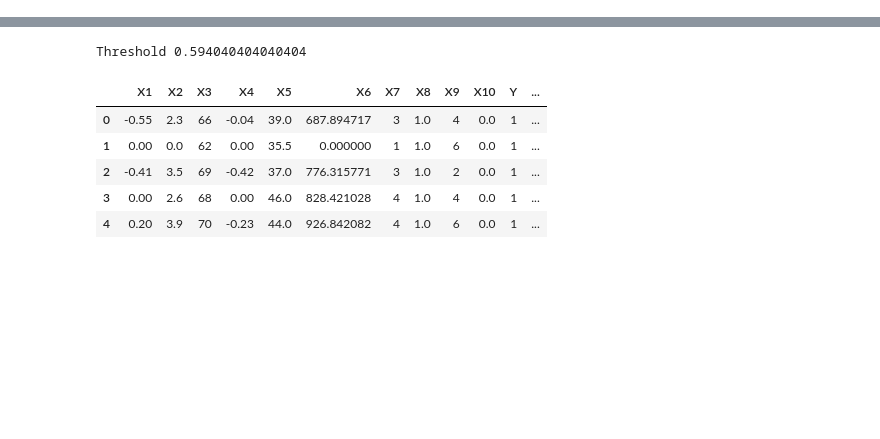
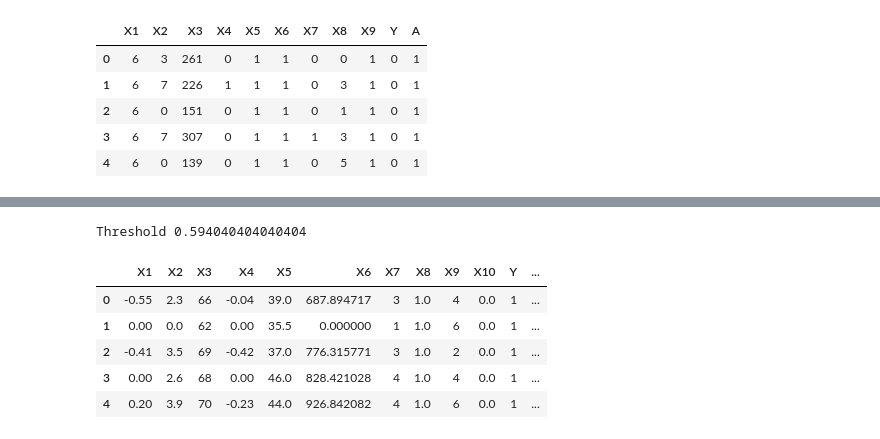
Before and after one commit to KeYang0923/NonInvasiveTool4FairML, a Jupyter notebook: Opt_MCC_parameters.ipynb, the cells around one changed output, grey strips where cells are left out. Cells and saved outputs as stored; diff of their text form; code cells hidden in the pictures; blank space fills up the shorter version.

```diff
--- a/Opt_MCC_parameters.ipynb
+++ b/Opt_MCC_parameters.ipynb
@@ -13 +18,12 @@ from TrainMLModels import read_json, generate_model_predictions, save_json
 warnings.filterwarnings('ignore')
+# %%
+data_name = 'Bank'
+raw_df = pd.read_csv('{}{}.csv'.format('data/processed/', data_name))
+raw_df.head()
+# %% [output]
+|  | X1 | X2 | X3 | X4 | X5 | X6 | X7 | X8 | X9 | Y | A |
+| 0 | 6 | 3 | 261 | 0 | 1 | 1 | 0 | 0 | 1 | 0 | 1 |
+| 1 | 6 | 7 | 226 | 1 | 1 | 1 | 0 | 3 | 1 | 0 | 1 |
+| 2 | 6 | 0 | 151 | 0 | 1 | 1 | 0 | 1 | 1 | 0 | 1 |
+| 3 | 6 | 7 | 307 | 0 | 1 | 1 | 1 | 3 | 1 | 0 | 1 |
+| 4 | 6 | 0 | 139 | 0 | 1 | 1 | 0 | 5 | 1 | 0 | 1 |
```
Also changed, not shown: parts of 9 cells of this notebook, 30 other files.
